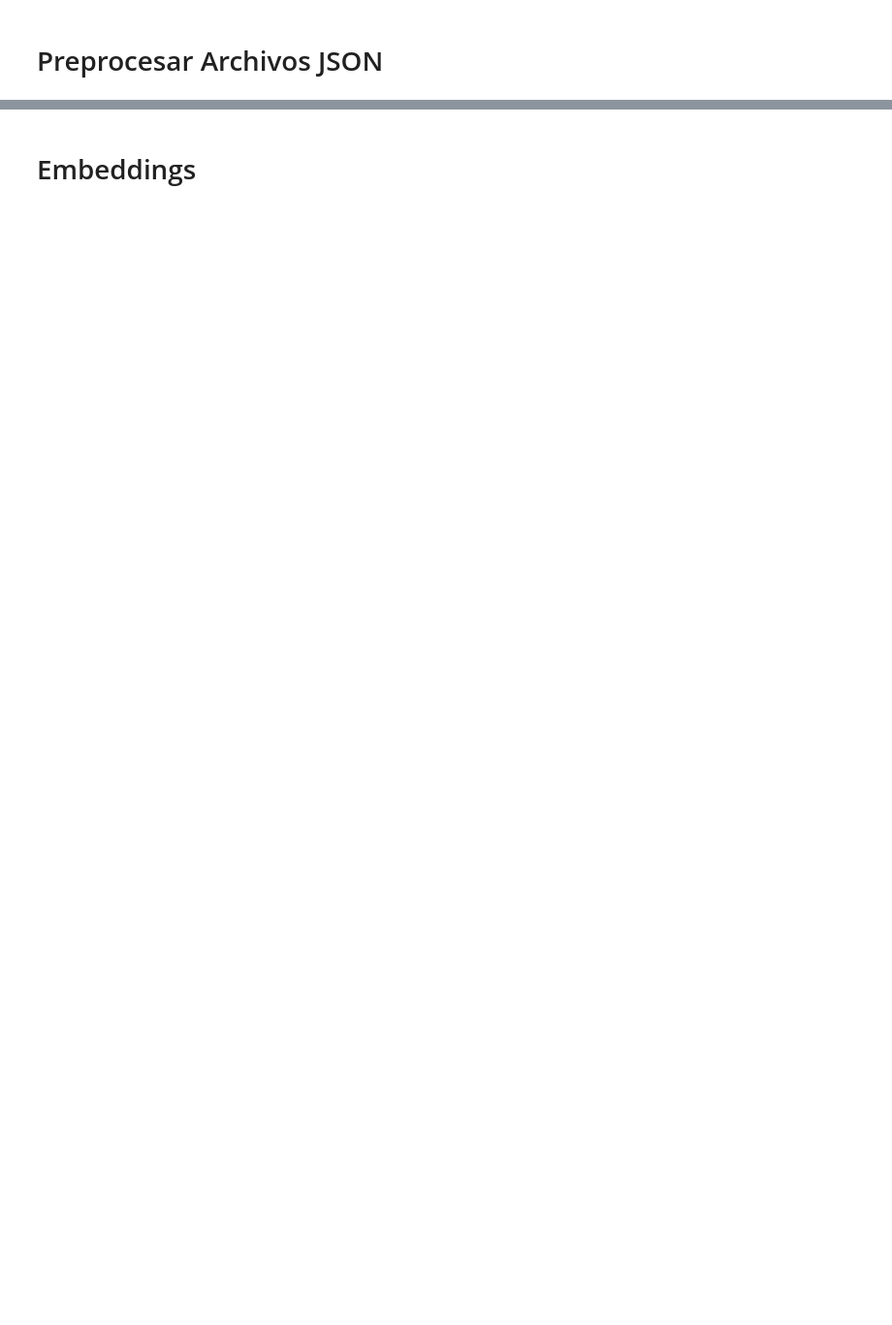
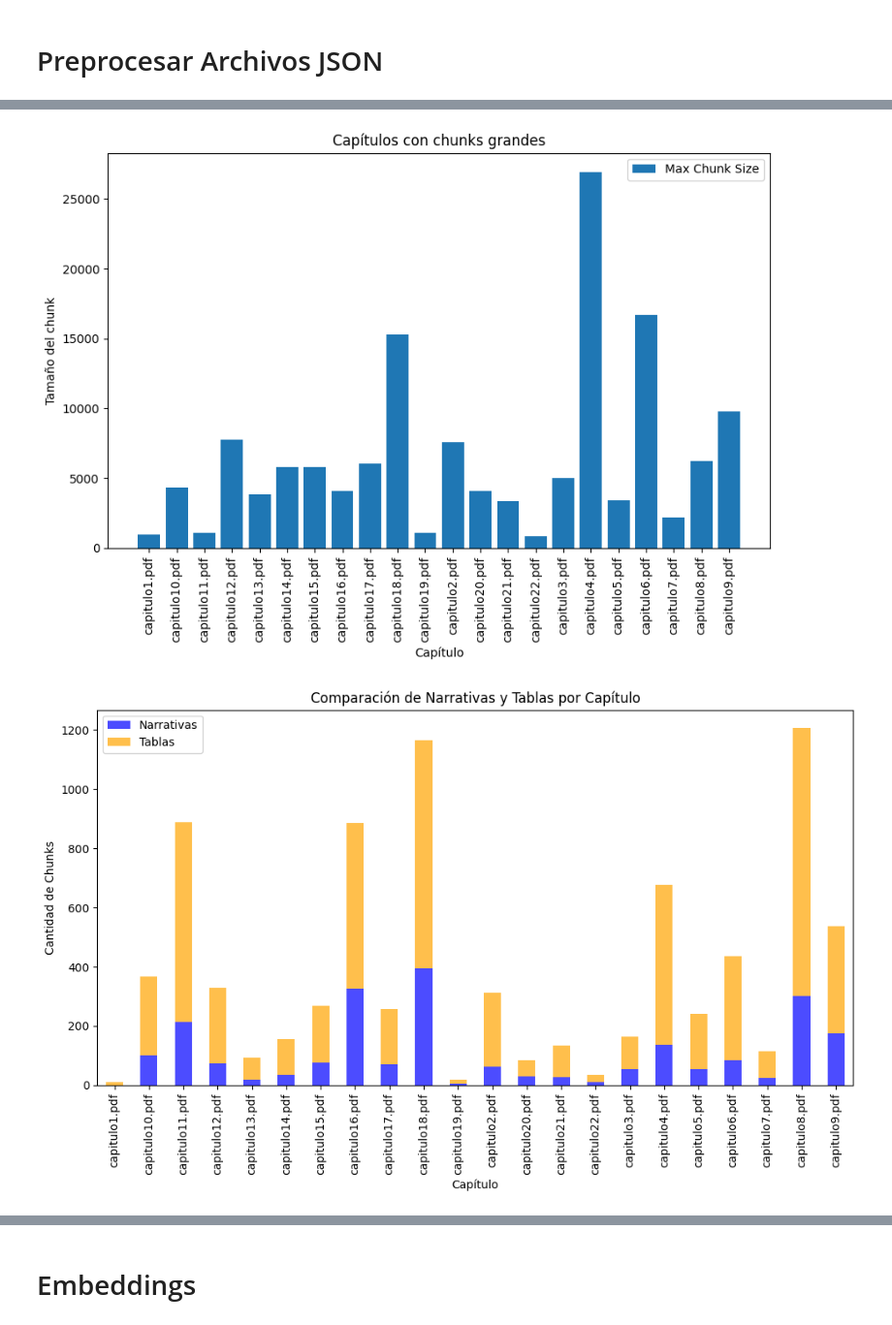
Before and after one commit to N-Sotelo98/practicos-rag, a Jupyter notebook: notebooks/enhanced_text_processing.ipynb, the cells around one changed output, grey strips where cells are left out. Shown: that part at 97% size. Drawn from its saved outputs; the diff is of its cells as text; code cells hidden in the pictures; blank space fills up the shorter version.

```diff
--- a/notebooks/enhanced_text_processing.ipynb
+++ b/notebooks/enhanced_text_processing.ipynb
@@ -620,0 +890,75 @@ Ejemplos de chunks pequeños:
+# %%
+import pandas as pd
+import matplotlib.pyplot as plt
+
+# Crear un DataFrame a partir de las estadísticas de chunks
+df_chunks = pd.DataFrame(chunk_statistics)
+
+# Inspección de Outliers
+outlier_threshold = 5000
+df_outliers = df_chunks[df_chunks['max_chunk_size'] > outlier_threshold]
+print("\nCapítulos con chunks muy grandes (outliers):")
+print(df_outliers[['file_name', 'max_chunk_size']])
+
+# Métricas por capítulo
+chapter_summary = df_chunks.groupby('file_name').agg(
+    total_chunks=('total_chunks', 'sum'),
+    avg_chunk_size=('avg_chunk_size', 'mean'),
+    max_chunk_size=('max_chunk_size', 'max'),
+    min_chunk_size=('min_chunk_size', 'min'),
+    total_narratives=('narrative_chunks', 'sum'),
+    total_tables=('table_chunks', 'sum')
+).reset_index()
+
+print("\nResumen por capítulo:")
+print(chapter_summary)
+
+# Visualización 1: Distribución de chunks grandes por capítulo
+plt.figure(figsize=(10, 6))
+plt.bar(
+    chapter_summary['file_name'],
+    chapter_summary['max_chunk_size'],
+    label='Max Chunk Size'
+)
+plt.title("Capítulos con chunks grandes")
+plt.xlabel("Capítulo")
+plt.ylabel("Tamaño del chunk")
+plt.xticks(rotation=90)
+plt.legend()
+plt.show()
+
+# Visualización 2: Comparación de narrativas y tablas por capítulo
+chapter_summary[['total_narratives', 'total_tables']].plot(
+    kind='bar', stacked=True, figsize=(12, 6), alpha=0.7, color=['blue', 'orange']
+)
+plt.title("Comparación de Narrativas y Tablas por Capítulo")
+plt.xlabel("Capítulo")
+plt.ylabel("Cantidad de Chunks")
+plt.xticks(ticks=range(len(chapter_summary)), labels=chapter_summary['file_name'], rotation=90)
+plt.legend(["Narrativas", "Tablas"])
+plt.show()
+
+# Visualización 3: Relación entre tamaño promedio de chunks y cantidad de chunks por capítulo
+plt.figure(figsize=(10, 6))
+plt.scatter(
+    chapter_summary['total_chunks'],
+    chapter_summary['avg_chunk_size'],
+    c='green',
+    s=50,
+    alpha=0.6
+)
+plt.title("Relación entre cantidad y tamaño promedio de chunks")
+plt.xlabel("Total de Chunks")
+plt.ylabel("Tamaño Promedio de Chunks")
+plt.grid(False)
+plt.show()
+
+# Visualización 4: Outliers específicos en chunks grandes
+plt.figure(figsize=(10, 6))
+plt.hist(df_outliers['max_chunk_size'], bins=20, alpha=0.7, color='red')
+plt.title("Distribución de Tamaño de Chunks Muy Grandes (Outliers)")
+plt.xlabel("Tamaño del Chunk")
+plt.ylabel("Frecuencia")
+plt.grid(False)
+plt.show()
+# %% [output]
@@ -620,0 +982,2 @@ Ejemplos de chunks pequeños:
+[figure, added]
+[figure, added]
```
Also changed, not shown: parts of 21 cells of this notebook, 7 other files.
